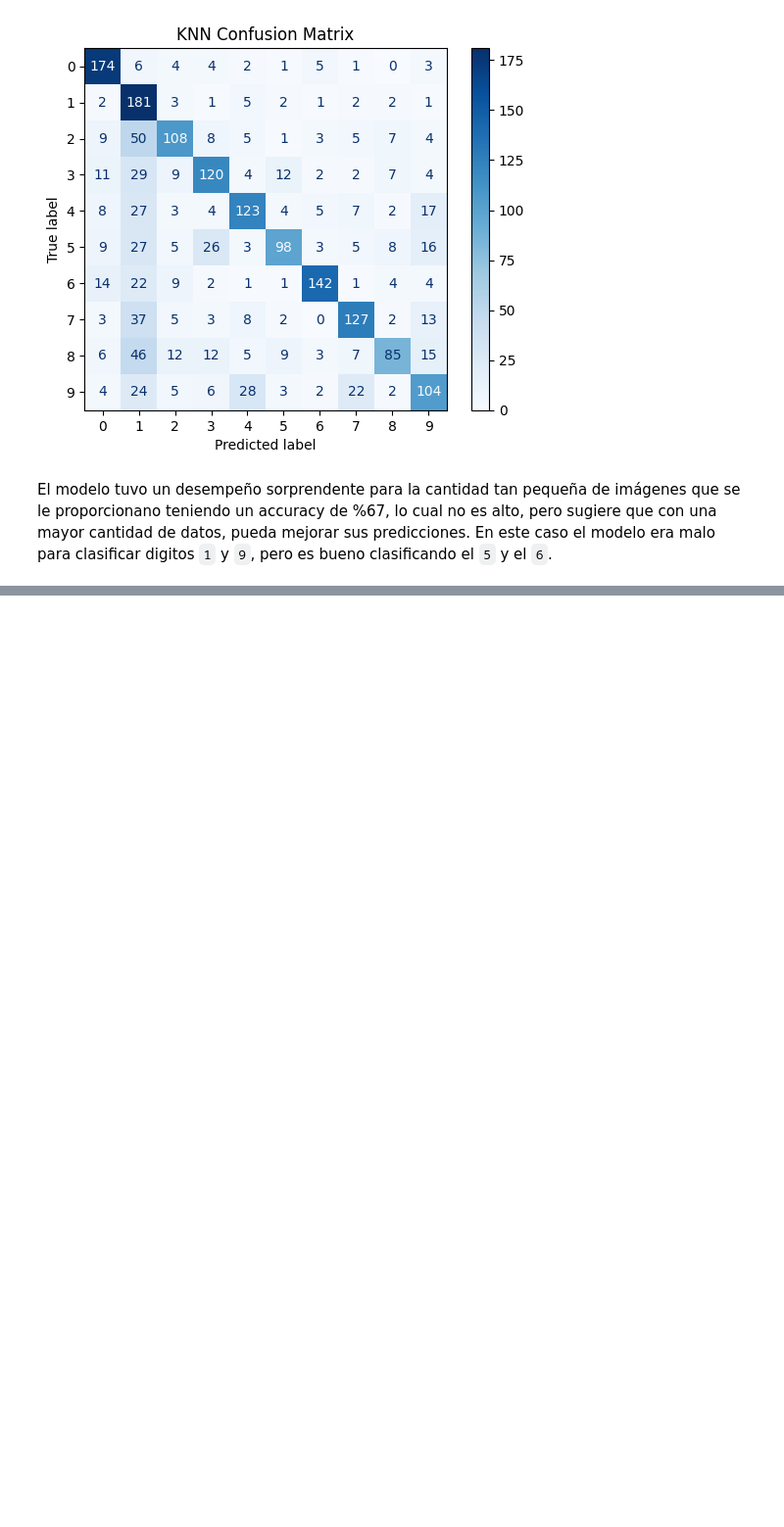
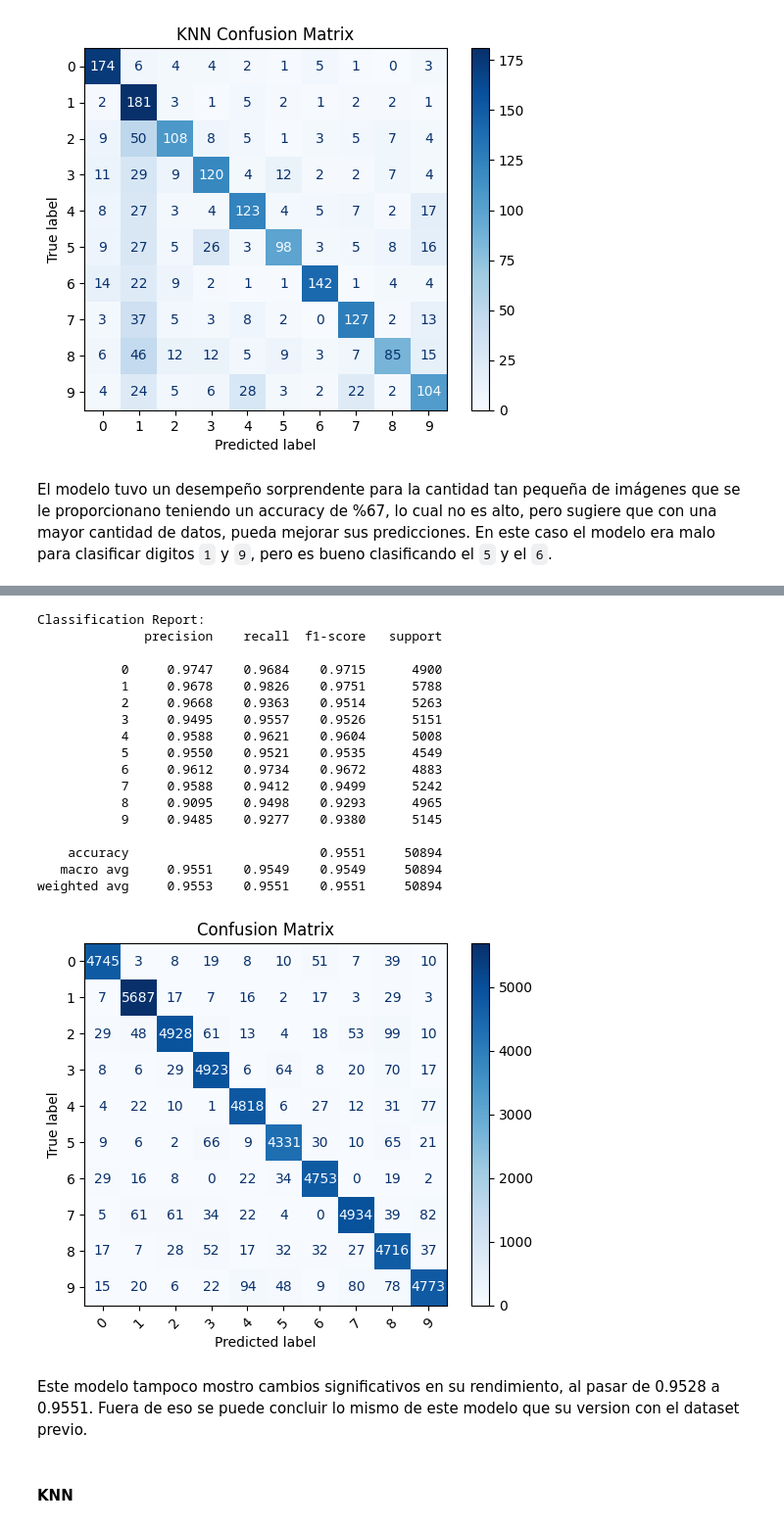
Before and after one commit to DanielRasho/DS-lab3, a Jupyter notebook: Laboratorio3.ipynb, the cells around one changed output, grey strips where cells are left out. Shown at 98% size. Saved outputs shown, nothing was run; the diff lists cells and outputs as text; code cells hidden in the pictures; blank space fills up the shorter version.

```diff
--- a/Laboratorio3.ipynb
+++ b/Laboratorio3.ipynb
@@ -834,0 +1112,21 @@ print("✅ All augmentations completed.")
+# %%
+# Get predictions and true labels
+y_true = []
+y_pred = []
+
+for images, labels in test_ds:
+    preds = cnn_model_4.predict(images, verbose=0)
+    y_true.extend(labels.numpy())
+    y_pred.extend(np.argmax(preds, axis=1))
+
+# Classification report
+print("\nClassification Report:")
+print(classification_report(y_true, y_pred, digits=4))
+
+# Confusion matrix
+cm = confusion_matrix(y_true, y_pred)
+disp = ConfusionMatrixDisplay(confusion_matrix=cm, display_labels=[str(i) for i in range(10)])
+disp.plot(cmap=plt.cm.Blues, xticks_rotation=45)
+plt.title("Confusion Matrix")
+plt.show()
+# %% [output]
@@ -834,0 +1134,22 @@ print("✅ All augmentations completed.")
+Classification Report:
+              precision    recall  f1-score   support
+
+           0     0.9747    0.9684    0.9715      4900
+           1     0.9678    0.9826    0.9751      5788
+           2     0.9668    0.9363    0.9514      5263
+           3     0.9495    0.9557    0.9526      5151
+           4     0.9588    0.9621    0.9604      5008
+           5     0.9550    0.9521    0.9535      4549
+           6     0.9612    0.9734    0.9672      4883
+           7     0.9588    0.9412    0.9499      5242
+           8     0.9095    0.9498    0.9293      4965
+           9     0.9485    0.9277    0.9380      5145
+
+    accuracy                         0.9551     50894
+   macro avg     0.9551    0.9549    0.9549     50894
+weighted avg     0.9553    0.9551    0.9551     50894
+[figure, added]
+# %% [markdown]
+Este modelo tampoco mostro cambios significativos en su rendimiento, al pasar de 0.9528 a 0.9551. Fuera de eso se puede concluir lo mismo de este modelo que su version con el dataset previo.
+# %% [markdown]
+#### KNN
```
Also changed, not shown: parts of 18 cells of this notebook, 2 other files.
